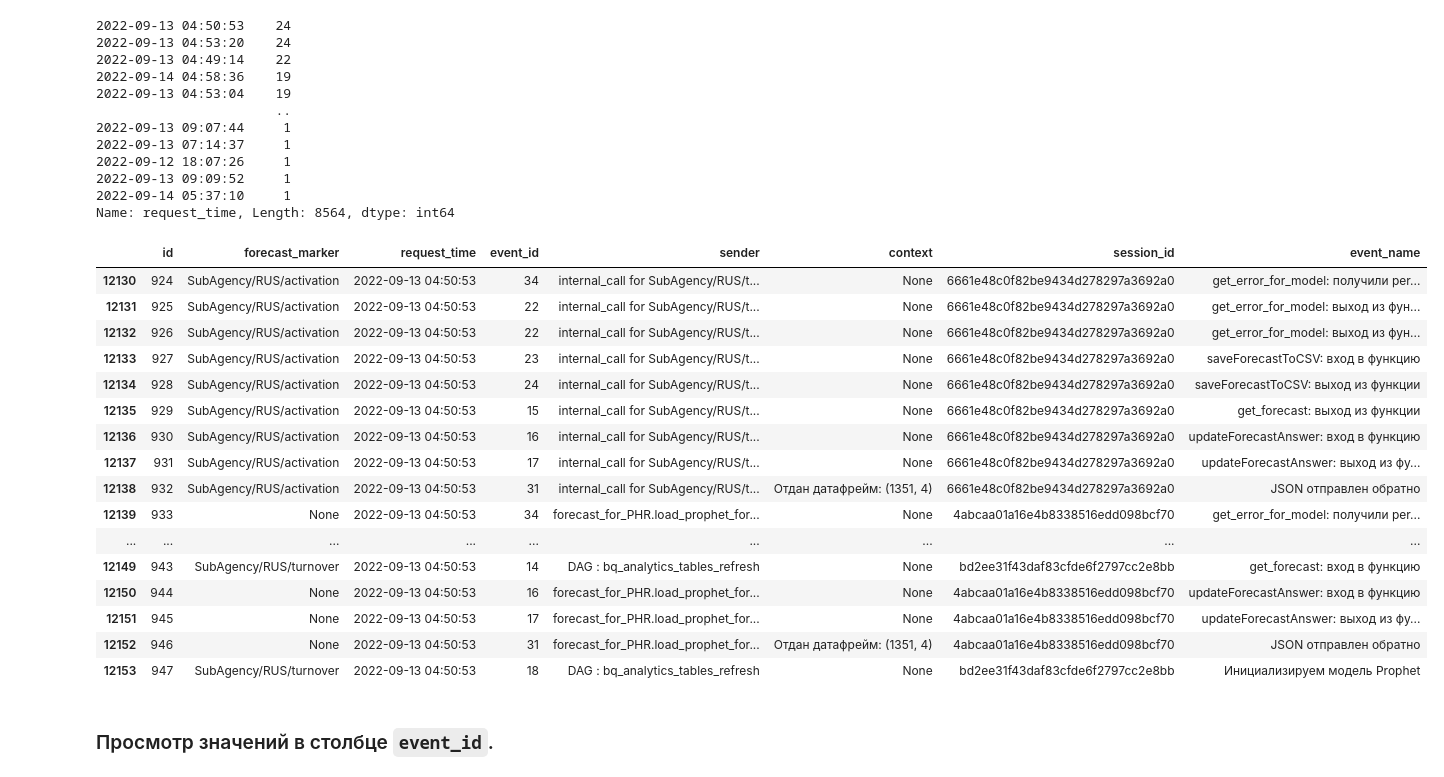
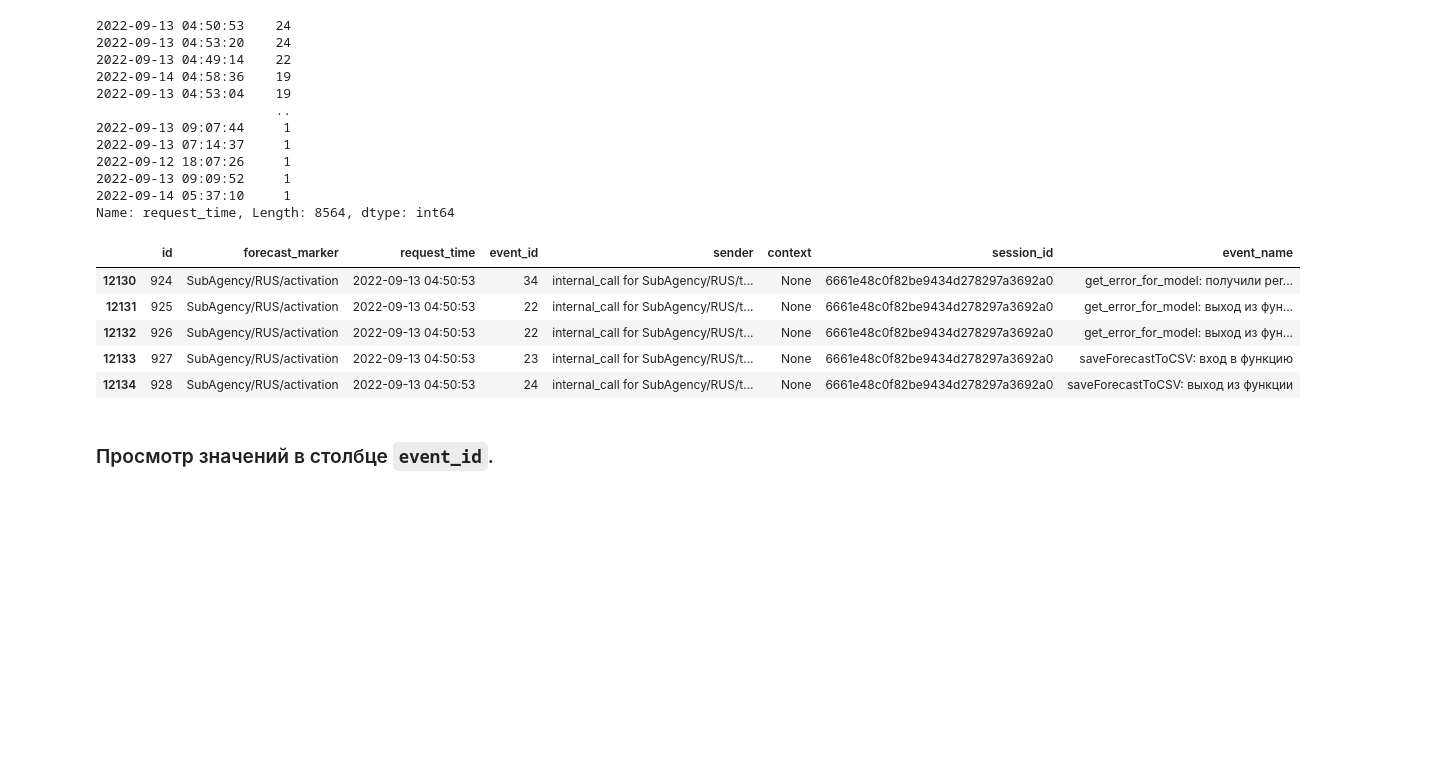
Before and after one commit to MayaSolodukhina/Data_Analytics_projects, a Jupyter notebook: Тестовое задание_Анализ сервиса прогнозирования временных рядов/Тестовое задание_Анализ сервиса прогнозирования временных рядов.ipynb, the cells around one changed output. Drawn from its saved outputs; the diff is of its cells as text; code cells hidden in the pictures; blank space fills up the shorter version.

```diff
--- a/Тестовое задание_Анализ сервиса прогнозирования временных рядов/Тестовое задание_Анализ сервиса прогнозирования временных рядов.ipynb
+++ b/Тестовое задание_Анализ сервиса прогнозирования временных рядов/Тестовое задание_Анализ сервиса прогнозирования временных рядов.ipynb
@@ -575,25 +509,14 @@ Name: request_time, Length: 8564, dtype: int64
 # %%
 # получение среза данных по столбцу 'request_time'
 
-df.query('request_time == "2022-09-13 04:50:53"')
+df.query('request_time == "2022-09-13 04:50:53"').head()
 # %% [output]
 |  | id | forecast_marker | request_time | event_id | sender | context | session_id | event_name |
 | 12130 | 924 | SubAgency/RUS/activation | 2022-09-13 04:50:53 | 34 | internal_call for SubAgency/RUS/t... | None | 6661e48c0f82be9434d278297a3692a0 | get_error_for_model: получили per... |
 | 12131 | 925 | SubAgency/RUS/activation | 2022-09-13 04:50:53 | 22 | internal_call for SubAgency/RUS/t... | None | 6661e48c0f82be9434d278297a3692a0 | get_error_for_model: выход из фун... |
 | 12132 | 926 | SubAgency/RUS/activation | 2022-09-13 04:50:53 | 22 | internal_call for SubAgency/RUS/t... | None | 6661e48c0f82be9434d278297a3692a0 | get_error_for_model: выход из фун... |
 | 12133 | 927 | SubAgency/RUS/activation | 2022-09-13 04:50:53 | 23 | internal_call for SubAgency/RUS/t... | None | 6661e48c0f82be9434d278297a3692a0 | saveForecastToCSV: вход в функцию |
 | 12134 | 928 | SubAgency/RUS/activation | 2022-09-13 04:50:53 | 24 | internal_call for SubAgency/RUS/t... | None | 6661e48c0f82be9434d278297a3692a0 | saveForecastToCSV: выход из функции |
-| 12135 | 929 | SubAgency/RUS/activation | 2022-09-13 04:50:53 | 15 | internal_call for SubAgency/RUS/t... | None | 6661e48c0f82be9434d278297a3692a0 | get_forecast: выход из функции |
-| 12136 | 930 | SubAgency/RUS/activation | 2022-09-13 04:50:53 | 16 | internal_call for SubAgency/RUS/t... | None | 6661e48c0f82be9434d278297a3692a0 | updateForecastAnswer: вход в функцию |
-| 12137 | 931 | SubAgency/RUS/activation | 2022-09-13 04:50:53 | 17 | internal_call for SubAgency/RUS/t... | None | 6661e48c0f82be9434d278297a3692a0 | updateForecastAnswer: выход из фу... |
-| 12138 | 932 | SubAgency/RUS/activation | 2022-09-13 04:50:53 | 31 | internal_call for SubAgency/RUS/t... | Отдан датафрейм: (1351, 4) | 6661e48c0f82be9434d278297a3692a0 | JSON отправлен обратно |
-| 12139 | 933 | None | 2022-09-13 04:50:53 | 34 | forecast_for_PHR.load_prophet_for... | None | 4abcaa01a16e4b8338516edd098bcf70 | get_error_for_model: получили per... |
-| ... | ... | ... | ... | ... | ... | ... | ... | ... |
-| 12149 | 943 | SubAgency/RUS/turnover | 2022-09-13 04:50:53 | 14 | DAG : bq_analytics_tables_refresh | None | bd2ee31f43daf83cfde6f2797cc2e8bb | get_forecast: вход в функцию |
-| 12150 | 944 | None | 2022-09-13 04:50:53 | 16 | forecast_for_PHR.load_prophet_for... | None | 4abcaa01a16e4b8338516edd098bcf70 | updateForecastAnswer: вход в функцию |
-| 12151 | 945 | None | 2022-09-13 04:50:53 | 17 | forecast_for_PHR.load_prophet_for... | None | 4abcaa01a16e4b8338516edd098bcf70 | updateForecastAnswer: выход из фу... |
-| 12152 | 946 | None | 2022-09-13 04:50:53 | 31 | forecast_for_PHR.load_prophet_for... | Отдан датафрейм: (1351, 4) | 4abcaa01a16e4b8338516edd098bcf70 | JSON отправлен обратно |
-| 12153 | 947 | SubAgency/RUS/turnover | 2022-09-13 04:50:53 | 18 | DAG : bq_analytics_tables_refresh | None | bd2ee31f43daf83cfde6f2797cc2e8bb | Инициализируем модель Prophet |
 # %% [markdown]
 ### Просмотр значений в столбце `event_id`.
 # %%
```
Also changed, not shown: parts of 17 cells of this notebook, 3 other files.
